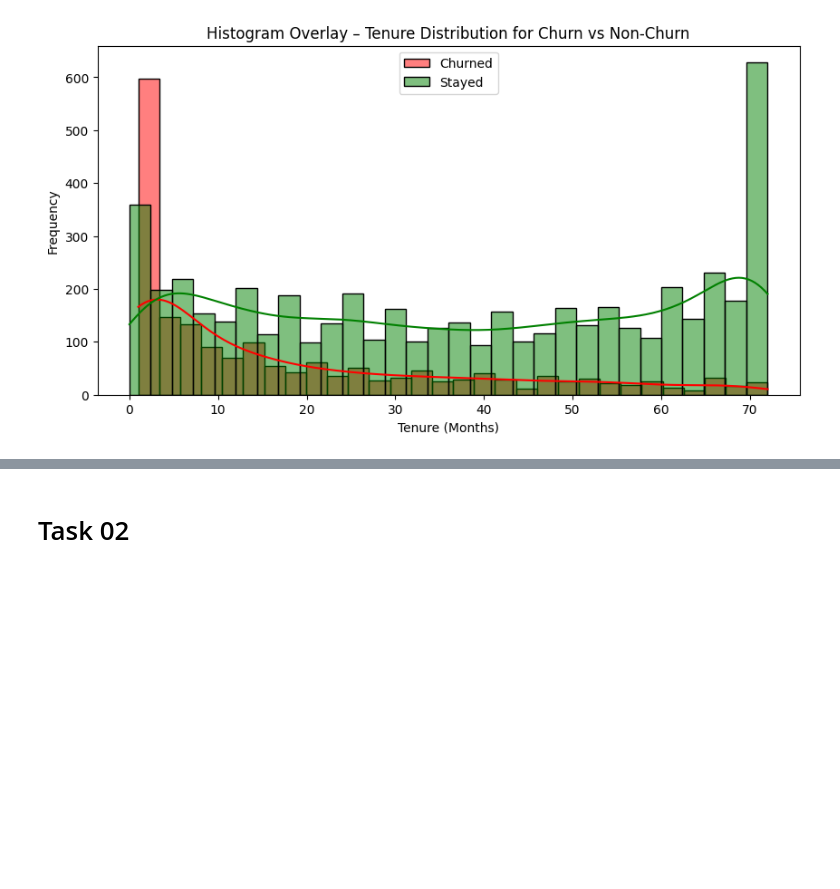
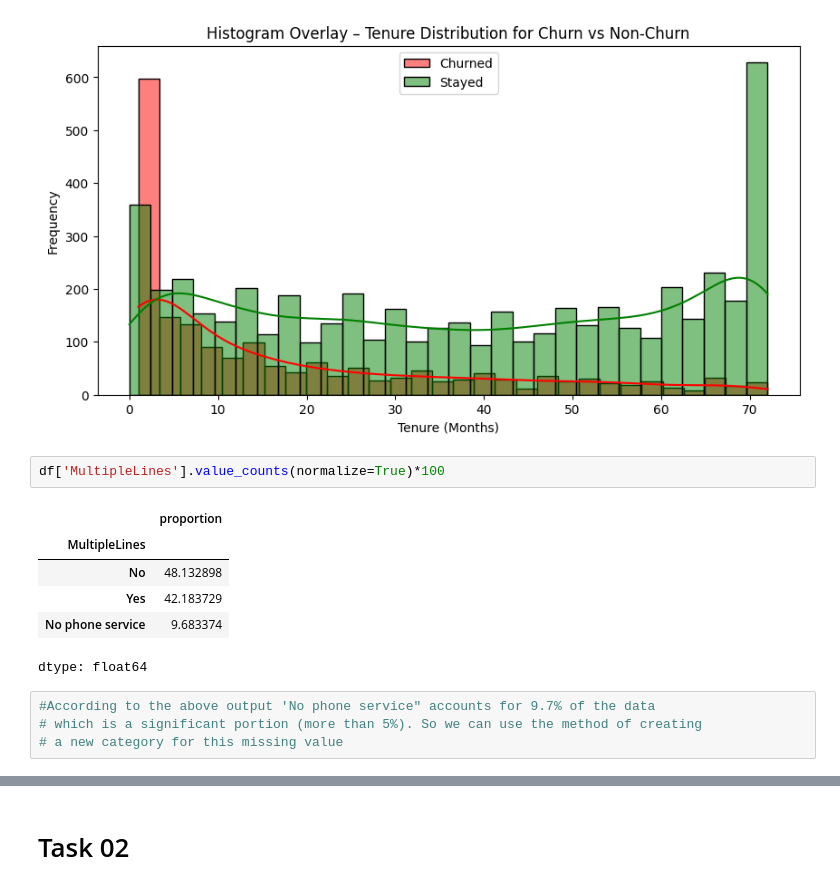
Before and after one commit to Wishmiii/Customer-Churn-Prediction-System-ML, a Jupyter notebook: CustomerChurnPredictionSystem.ipynb, the cells around one changed output, grey strips where cells are left out. Cells and saved outputs as stored; diff of their text form; blank space fills up the shorter version.

```diff
--- a/CustomerChurnPredictionSystem.ipynb
+++ b/CustomerChurnPredictionSystem.ipynb
@@ -552,3 +552,16 @@ plt.legend()
 plt.show()
 # %% [output]
 [figure]
+# %%
+df['MultipleLines'].value_counts(normalize=True)*100
+# %% [output]
+|  | proportion |
+| MultipleLines |  |
+| No | 48.132898 |
+| Yes | 42.183729 |
+| No phone service | 9.683374 |
+dtype: float64
+# %%
+#According to the above output 'No phone service" accounts for 9.7% of the data
+# which is a significant portion (more than 5%). So we can use the method of creating
+# a new category for this missing value
```
Also changed, not shown: parts of 43 cells of this notebook.
